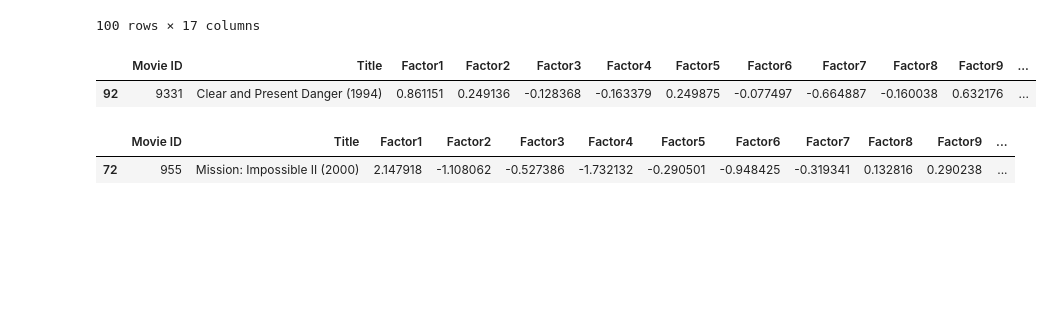
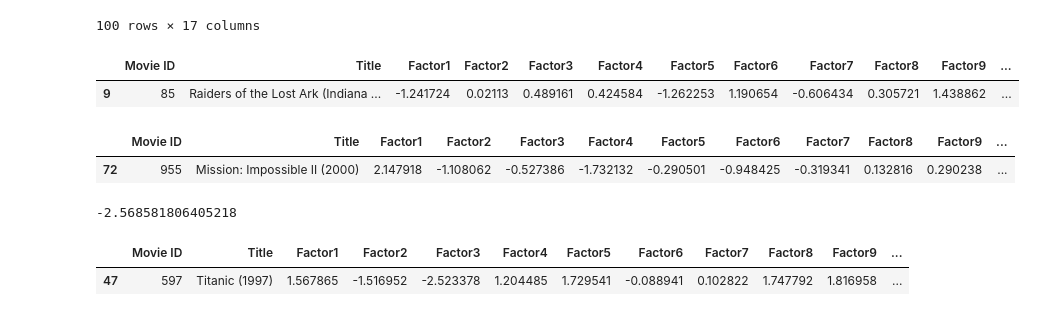
Before and after one commit to golfn123/CE888Project, a Jupyter notebook: labs/lab6/my_recommender.ipynb, the cells around one changed output. Cells and saved outputs as stored; diff of their text form; code cells hidden in the pictures; blank space fills up the shorter version.

```diff
--- a/labs/lab6/my_recommender.ipynb
+++ b/labs/lab6/my_recommender.ipynb
@@ -141,12 +150,22 @@ movie_df
 | 99 | 36955 | True Lies (1994) | 1.734008 | 0.265436 | -0.003391 | -0.491754 | -0.322739 | 0.850165 | -0.150377 | -0.075895 | 1.373386 | ... |
 100 rows × 17 columns
 # %%
-movie_df.loc[movie_df['Movie ID'] == 9331]
+movie_df.loc[movie_df['Movie ID'] == 85]
 # %% [output]
 |  | Movie ID | Title | Factor1 | Factor2 | Factor3 | Factor4 | Factor5 | Factor6 | Factor7 | Factor8 | Factor9 | ... |
-| 92 | 9331 | Clear and Present Danger (1994) | 0.861151 | 0.249136 | -0.128368 | -0.163379 | 0.249875 | -0.077497 | -0.664887 | -0.160038 | 0.632176 | ... |
+| 9 | 85 | Raiders of the Lost Ark (Indiana ... | -1.241724 | 0.02113 | 0.489161 | 0.424584 | -1.262253 | 1.190654 | -0.606434 | 0.305721 | 1.438862 | ... |
 # %%
 movie_df.loc[movie_df['Movie ID'] == 955]
 # %% [output]
 |  | Movie ID | Title | Factor1 | Factor2 | Factor3 | Factor4 | Factor5 | Factor6 | Factor7 | Factor8 | Factor9 | ... |
 | 72 | 955 | Mission: Impossible II (2000) | 2.147918 | -1.108062 | -0.527386 | -1.732132 | -0.290501 | -0.948425 | -0.319341 | 0.132816 | 0.290238 | ... |
+# %%
+min=movie_df['Factor12'].min()
+min
+# %% [output]
+-2.568581806405218
+# %%
+movie_df.loc[movie_df['Factor12']== min]
+# %% [output]
+|  | Movie ID | Title | Factor1 | Factor2 | Factor3 | Factor4 | Factor5 | Factor6 | Factor7 | Factor8 | Factor9 | ... |
+| 47 | 597 | Titanic (1997) | 1.567865 | -1.516952 | -2.523378 | 1.204485 | 1.729541 | -0.088941 | 0.102822 | 1.747792 | 1.816958 | ... |
```
Also changed, not shown: parts of 28 cells of this notebook.
